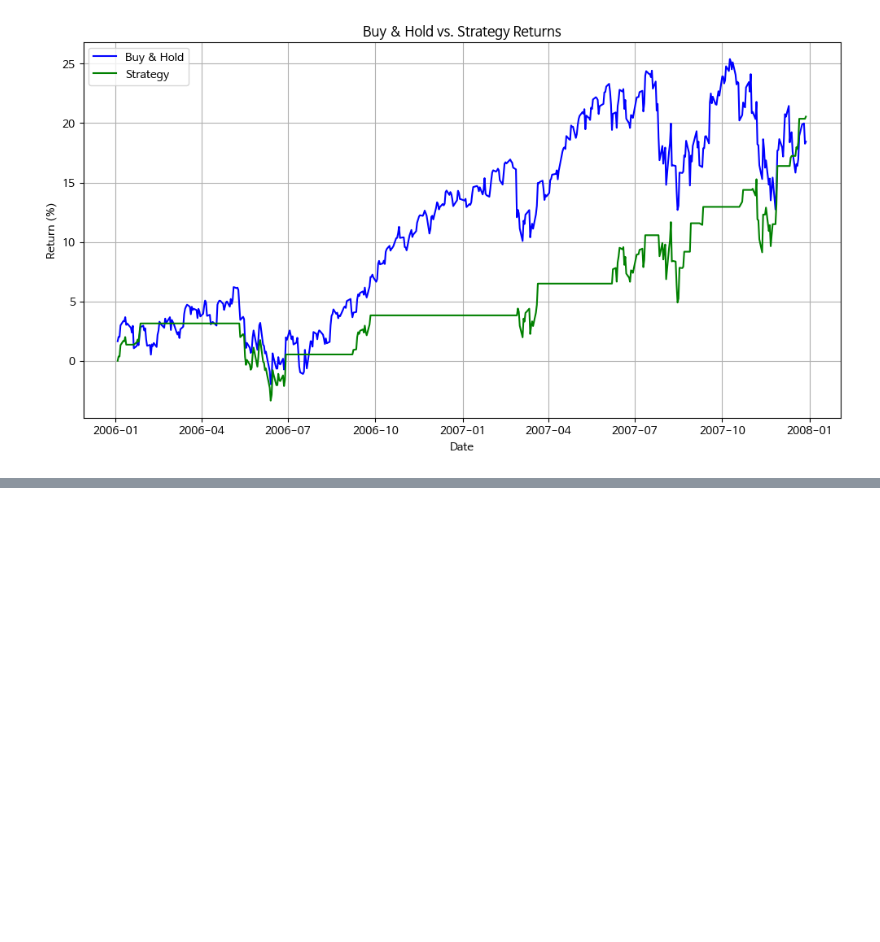
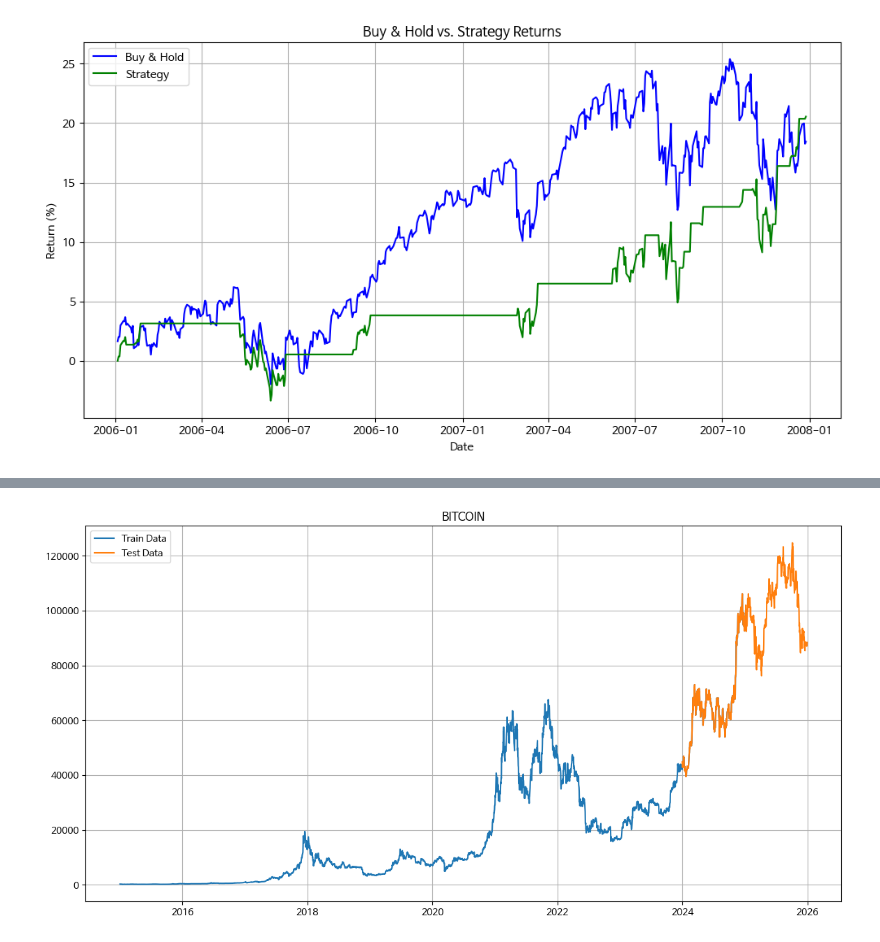
Before and after one commit to JKTajo/Data-Analysis-with-Open-Source, a Jupyter notebook: 오픈소스_데이터_분석_15강.ipynb, the cells around one changed output, grey strips where cells are left out. Cells and saved outputs as stored; diff of their text form; code cells hidden in the pictures; blank space fills up the shorter version.

```diff
--- a/오픈소스_데이터_분석_15강.ipynb
+++ b/오픈소스_데이터_분석_15강.ipynb
@@ -632,0 +633,17 @@ Final All Weather Portfolio Cumulative Return (2016-01-01 to 2026-02-12): 151.97
+# %%
+
+symbol = 'BITCOIN'
+ticker = 'BTC-USD'
+
+## 데이터 수집 날짜 설정 (2014년 1월 1일) ~ (2019년 12월 31일)
+start_date = datetime.datetime(2015, 1, 1)
+end_date = datetime.datetime(2025, 12, 31)
+
+## yfinance를 사용하여 S&P 500 (^GSPC) 데이터를 지정된 기간 동안 다운로드
+df = yf.download(ticker, start=start_date, end=end_date)
+
+## MultiIndex 컬럼에서 두 번째 레벨(보통 'Adj Close' 등)을 제거하여 컬럼 이름을 단순화
+df.columns = df.columns.droplevel(1)
+
+## 다운로드된 DataFrame의 기술 통계량 출력
+df.describe()
@@ -632,0 +661,13 @@ Final All Weather Portfolio Cumulative Return (2016-01-01 to 2026-02-12): 151.97
+# %%
+
+plt.figure(figsize=(14, 7))
+plt.grid(True)
+plt.title('BITCOIN')
+## 2018년까지의 데이터를 훈련 데이터로 시각화
+plt.plot(df[:'2024'].index, df[:'2024']['Close'], label='Train Data')
+## 2018년 이후 데이터를 훈련 데이터로 시각화
+plt.plot(df['2024':].index, df['2024':]['Close'], label='Test Data')
+plt.legend()
+plt.show()
+# %% [output]
+[figure, added]
```
Also changed, not shown: parts of 5 cells of this notebook.
